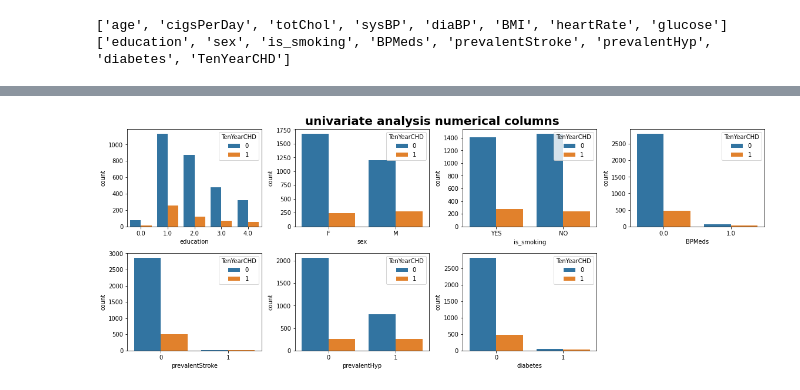
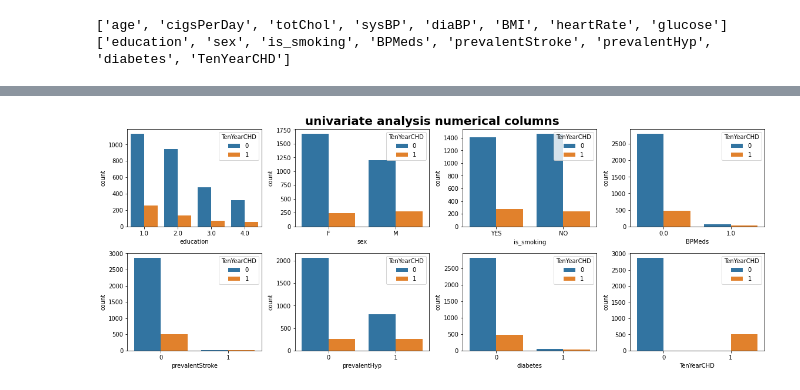
Before and after one commit to harkpun/Cardiovascular-Risk-Prediction, a Jupyter notebook: Cardiovascular_Risk_Prediction.ipynb, the cells around one changed output, grey strips where cells are left out. Saved outputs shown, nothing was run; the diff lists cells and outputs as text; code cells hidden in the pictures.

```diff
--- a/Cardiovascular_Risk_Prediction.ipynb
+++ b/Cardiovascular_Risk_Prediction.ipynb
@@ -117,7 +142,7 @@ dtype: float64
 # I am going to impute 0 on these columns because these are all depend on human behavioral and medical condition. we can't take any risk over here.
 missing_value = ['glucose','education','BPMeds','totChol','cigsPerDay','BMI','heartRate']
 for col in missing_value:
-  df[col] = df[col].fillna(0)
+  df[col] = df[col].fillna(df[col].median())
 
 print(df.isna().sum())
 # %% [output]
@@ -248,0 +293,9 @@ for i,col in enumerate(numeric_features):
+# %%
+# checking for Outliers
+for col in numeric_features:
+  fig, ax = plt.subplots(1,2, figsize=(12,4))
+  sns.boxplot(df[col], ax=ax[0])
+  sns.distplot(df[col], ax=ax[1])
+  plt.axvline(df[col].mean(), color='blue', linestyle='dashed', linewidth=2)
+  plt.axvline(df[col].median(), color='red', linestyle='dashed', linewidth=2)
+  plt.tight_layout()
@@ -248,0 +313,15 @@ for i,col in enumerate(numeric_features):
+# %%
+df1 = df.copy()
+
+for col in numeric_features:
+
+  IQR = df1[col].quantile(0.75) - df1[col].quantile(0.25)
+  upper_limit = df1[col].quantile(0.75) + (1.5 * IQR)
+  lower_limit = df1[col].quantile(0.25) - (1.5 * IQR)
+  print(f'{col} ---> upper:{upper_limit}   lower:{lower_limit}')
+
+  # replcing with upper_limit if outlier is higher than upper_limit value.
+  df1[col] = np.where(df1[col]>upper_limit, upper_limit, df1[col])
+
+  # replcing with lower_limit if outlier is lesser than lower_limit value.
+  df1[col] = np.where(df1[col]<lower_limit, lower_limit, df1[col])
@@ -248,0 +337,13 @@ for i,col in enumerate(numeric_features):
+# %%
+for col in numeric_features:
+  fig, ax =plt.subplots(1,4, figsize=(18,3))
+
+  # Before treating outliers
+  sns.distplot(df[col], ax=ax[0]).set(title="Before")
+  sns.boxplot(df[col], ax=ax[1]).set(title="Before")
+
+  # After treating outliers
+  sns.distplot(df1[col], ax=ax[2]).set(title="After")
+  sns.boxplot(df1[col], ax=ax[3]).set(title="After")
+  plt.suptitle(f'{col.title()}',weight='bold')
+  plt.tight_layout()
@@ -249,11 +359,11 @@ for i,col in enumerate(numeric_features):
 # %%
 plt.figure(figsize=(16,6))
 plt.suptitle('univariate analysis numerical columns', fontsize=20, fontweight='bold', y=1.02)
 
-for i,col in enumerate(category_features[:-1]):
+for i,col in enumerate(category_features):
   plt.subplot(2, 4, i+1)
   sns.countplot(df[col], hue='TenYearCHD', data=df)
   plt.xlabel(col)
   plt.tight_layout()
 # %% [output]
-[figure, old version]
+[figure, new version]
```
Also changed, not shown: parts of 41 cells of this notebook.
